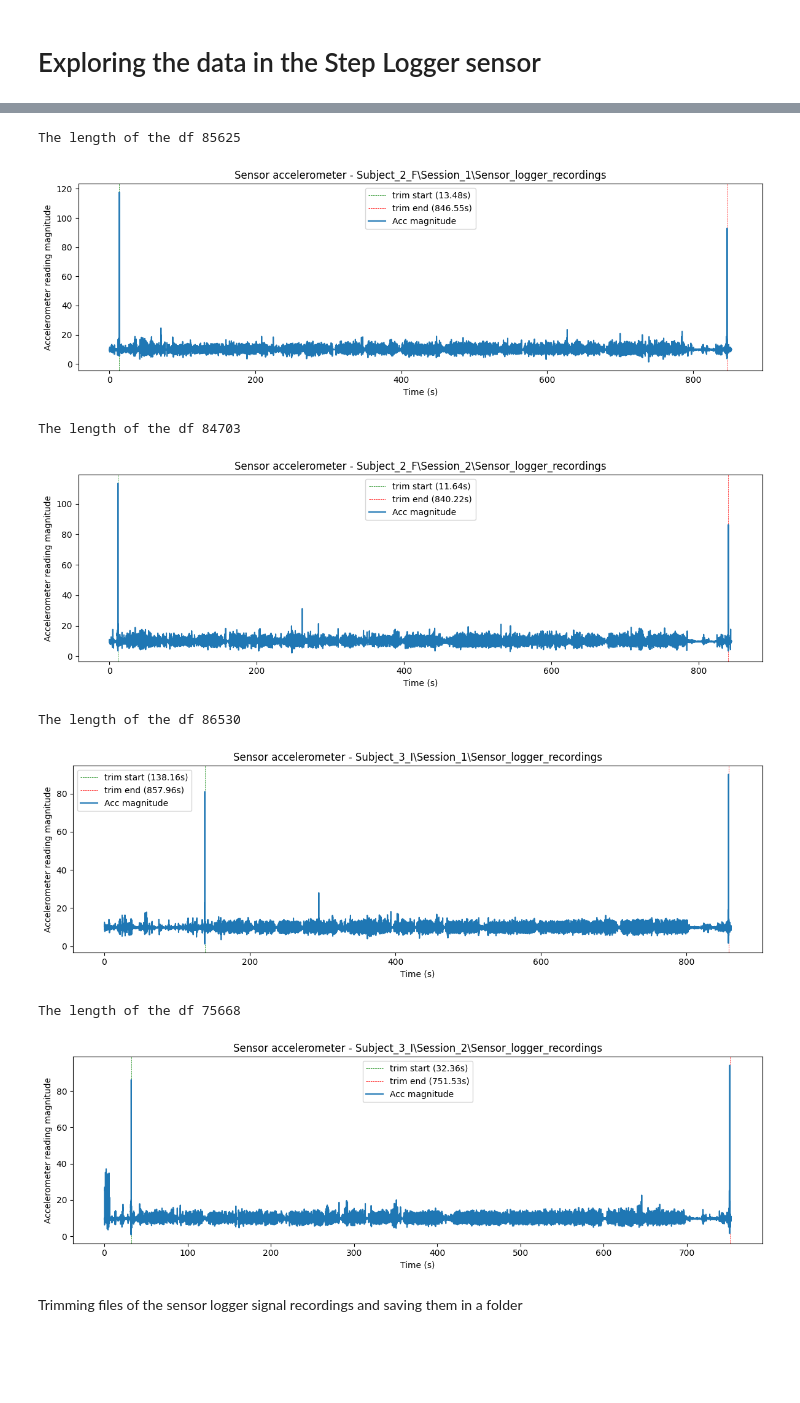
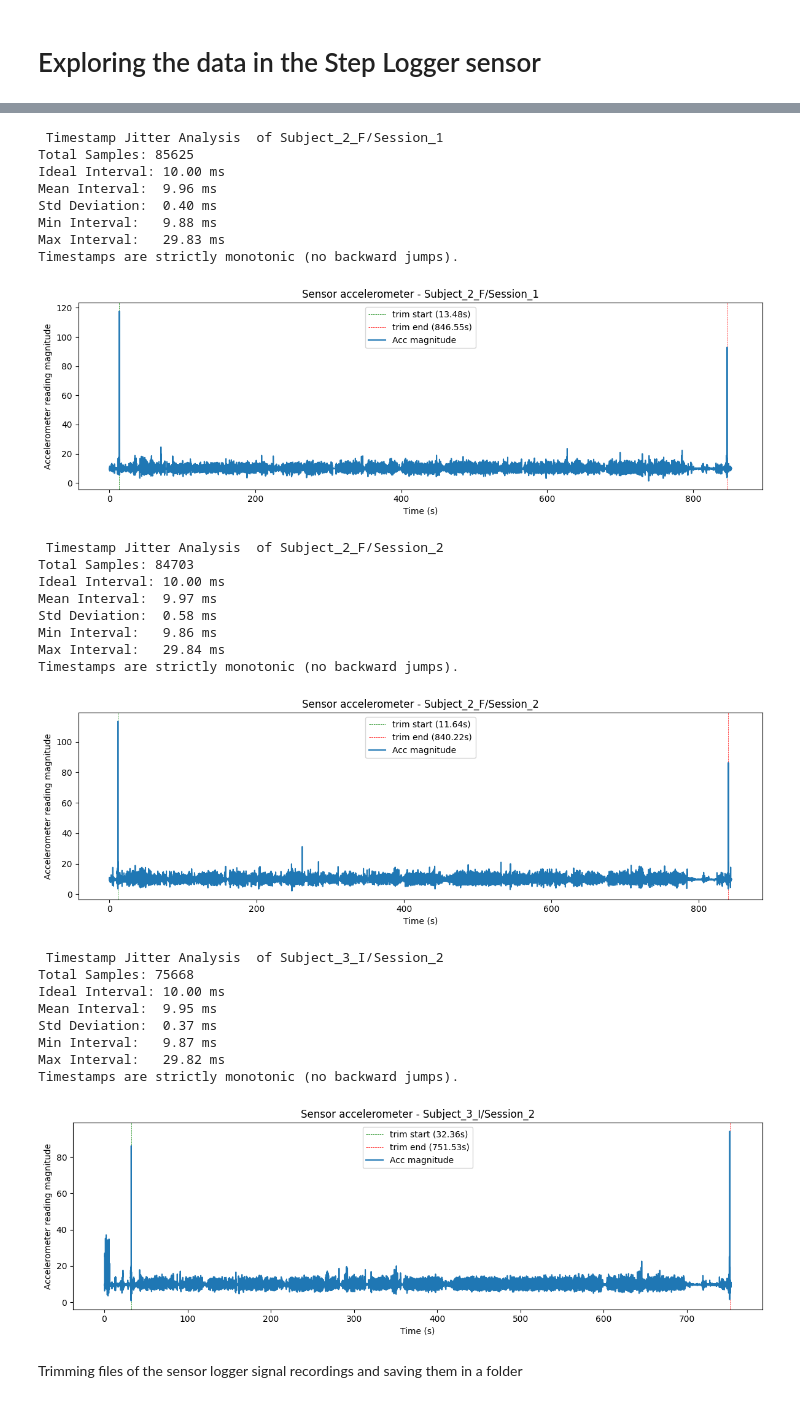
Before and after one commit to vaiv26/IMU-Motion, a Jupyter notebook: Notebooks/DataProcessing.ipynb, the cells around one changed output, grey strips where cells are left out. Drawn from its saved outputs; the diff is of its cells as text; code cells hidden in the pictures; blank space fills up the shorter version.

```diff
--- a/Notebooks/DataProcessing.ipynb
+++ b/Notebooks/DataProcessing.ipynb
@@ -42,12 +42,8 @@ trimmed_sensor_logger_file_prefix = (
 # %%
 for i in range(len(dir_file)):
 
-    file_path = os.path.join(data_dir, dir_file[i], file_prefix)
-    df = src.data_loader.load_sensor_data(file_path)
-    print(f"The length of the df", len(df))
-    df["time_s"] = df["time"] / 1e9
-    df["time_s"] = (df["time_s"] - df["time_s"].iloc[0]).round(4)
-    time_start, time_end = src.preprocess_data.get_start_end_time(df, 20000)
-    acc_mag = np.sqrt(df["x"]**2 + df["y"]**2 + df["z"]**2)
-    src.visualisation.plot_acceleration_magnitude_with_lines(df,time_start, time_end, acc_mag, dir_file[i],"time_s")
+    file_path = os.path.join("~", "Documents", "Data_Collection_Rome", data_dir, dir_file[i], Sensor_Logger_folder, file_prefix)
+    df = src.data_loader.load_sensor_data(file_path, dir_file[i], True)
+    time_start, time_end = src.preprocess_data.get_start_end_time(df, 9000)
+    src.visualisation.plot_acceleration_magnitude_with_lines(df,time_start, time_end, df["Acc_mag"], dir_file[i],"time_s_normalized")
 # %% [output]
@@ -58,11 +68,30 @@ The length of the df 79310
-The length of the df 85625
+ Timestamp Jitter Analysis  of Subject_2_F/Session_1
+Total Samples: 85625
+Ideal Interval: 10.00 ms
+Mean Interval:  9.96 ms
+Std Deviation:  0.40 ms
+Min Interval:   9.88 ms
+Max Interval:   29.83 ms
+Timestamps are strictly monotonic (no backward jumps).
-[figure, old version]
+[figure, new version]
-The length of the df 84703
+ Timestamp Jitter Analysis  of Subject_2_F/Session_2
+Total Samples: 84703
+Ideal Interval: 10.00 ms
+Mean Interval:  9.97 ms
+Std Deviation:  0.58 ms
+Min Interval:   9.86 ms
+Max Interval:   29.84 ms
+Timestamps are strictly monotonic (no backward jumps).
-[figure, old version]
+[figure, new version]
-The length of the df 86530
+ Timestamp Jitter Analysis  of Subject_3_I/Session_2
+Total Samples: 75668
+Ideal Interval: 10.00 ms
+Mean Interval:  9.95 ms
+Std Deviation:  0.37 ms
+Min Interval:   9.87 ms
+Max Interval:   29.82 ms
+Timestamps are strictly monotonic (no backward jumps).
-[figure, old version]
+[figure, new version]
-The length of the df 75668
-[figure, removed]
 # %% [markdown]
 Trimming files of the sensor logger signal recordings and saving them in a folder
 # %%
```
Also changed, not shown: parts of 10 cells of this notebook, 4 other files.
